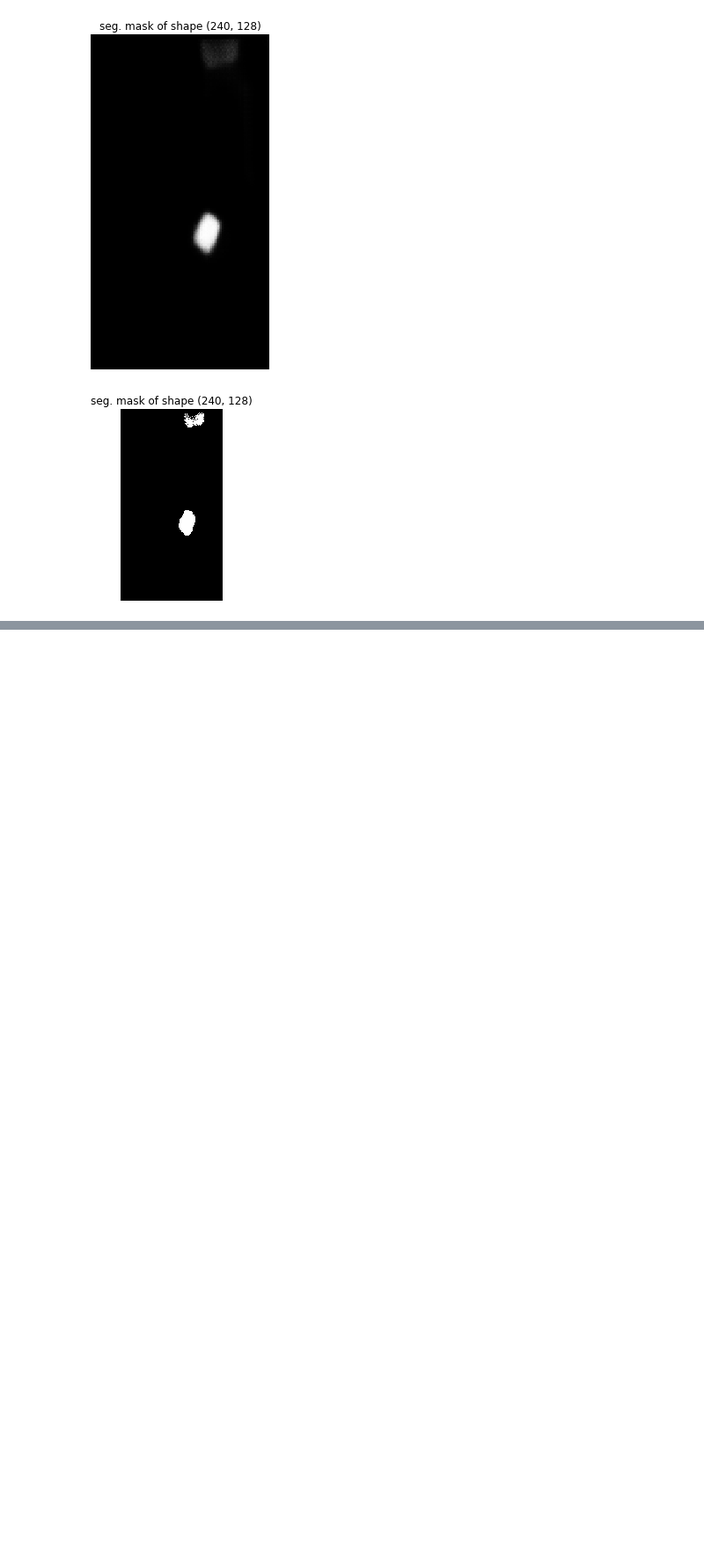
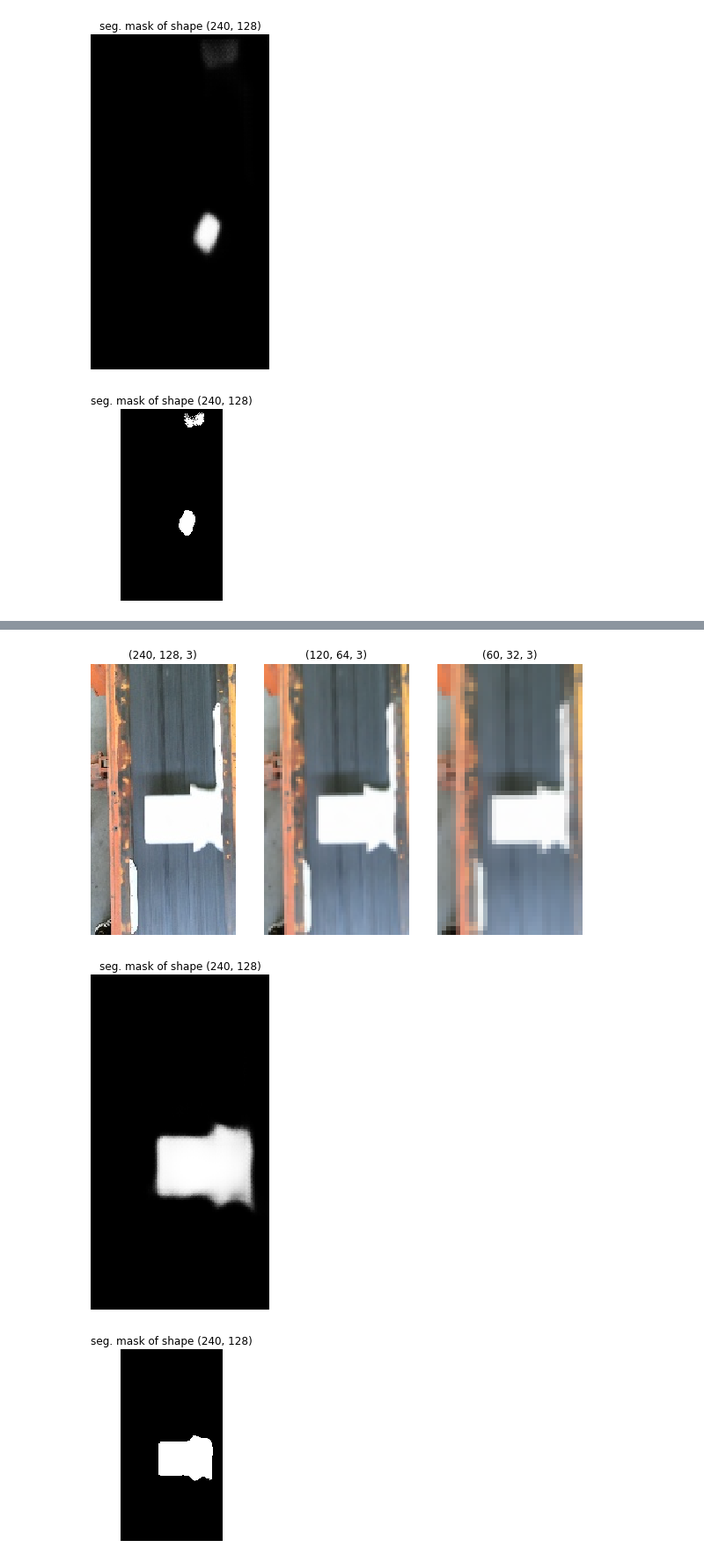
Before and after one commit to PointCloudNiphon/FeSeNet, a Jupyter notebook: test_prediction.ipynb, the cells around one changed output, grey strips where cells are left out. Shown at 88% size. Drawn from its saved outputs; the diff is of its cells as text; code cells hidden in the pictures; blank space fills up the shorter version.

```diff
--- a/test_prediction.ipynb
+++ b/test_prediction.ipynb
@@ -121,0 +214,52 @@ for frame_idx in tqdm.tqdm(range(1943)):
+# %%
+# plot the first segmentation mask
+
+# plot last frame in 3 diff scales
+num_in_row = 1
+num_in_col = 3
+
+
+
+
+frame_idx =12# display frame index
+
+plt.rcParams['figure.figsize'] = (10.0, 7.0) # set figure size
+
+for i in range(num_in_row * num_in_col):
+    x = data[i][frame_idx]
+    plt.subplot(num_in_row, num_in_col, i+1)
+    plt.imshow(x.astype('uint8'))
+
+    plt.title(x.shape)
+    plt.axis('off')
+
+plt.show()
+x = probs[frame_idx]
+
+plt.subplot(1, 1, 1)
+plt.rcParams['figure.figsize'] = (4.0, 4.0)
+plt.rcParams['image.cmap'] = 'gray'
+
+plt.imshow(x)
+
+plt.title('seg. mask of shape ' + str(x.shape))
+plt.axis('off')
+plt.show()
+# Thresholding (one can specify any threshold values)
+threshold = 0.5
+x[x<threshold] = 0.
+x[x>=threshold] = 1.
+
+plt.subplot(1, 1, 1)
+plt.rcParams['figure.figsize'] = (4.0, 4.0)
+plt.rcParams['image.cmap'] = 'gray'
+
+plt.imshow(x)
+
+plt.title('seg. mask of shape ' + str(x.shape))
+plt.axis('off')
+plt.show()
+# %% [output]
+[figure, added]
+[figure, added]
+[figure, added]
```
Also changed, not shown: parts of 7 cells of this notebook.
